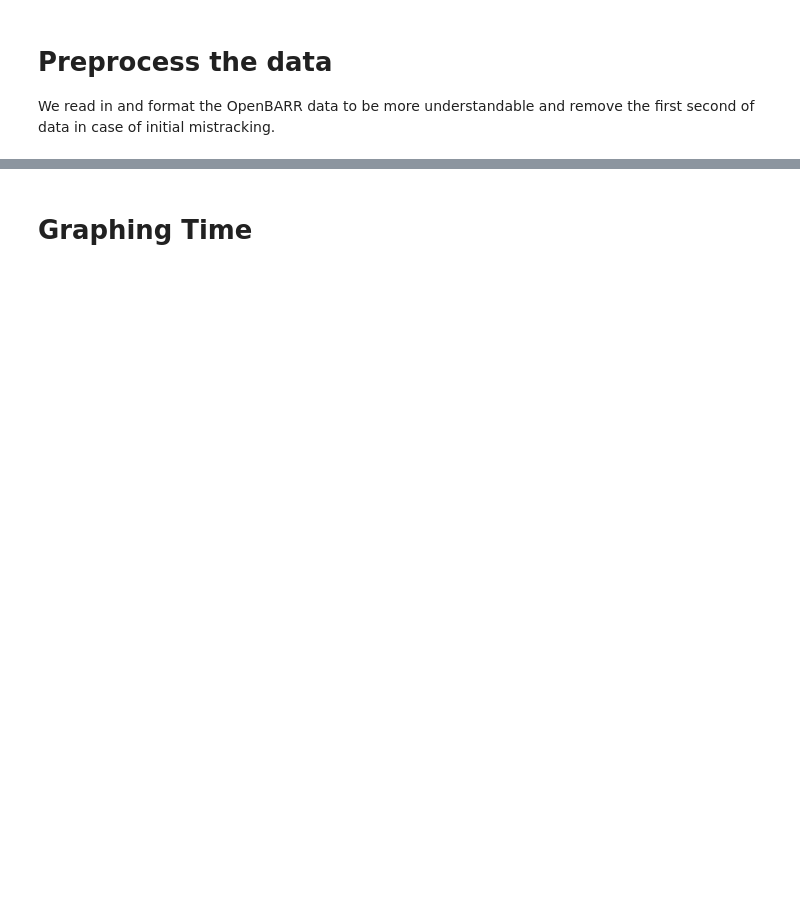
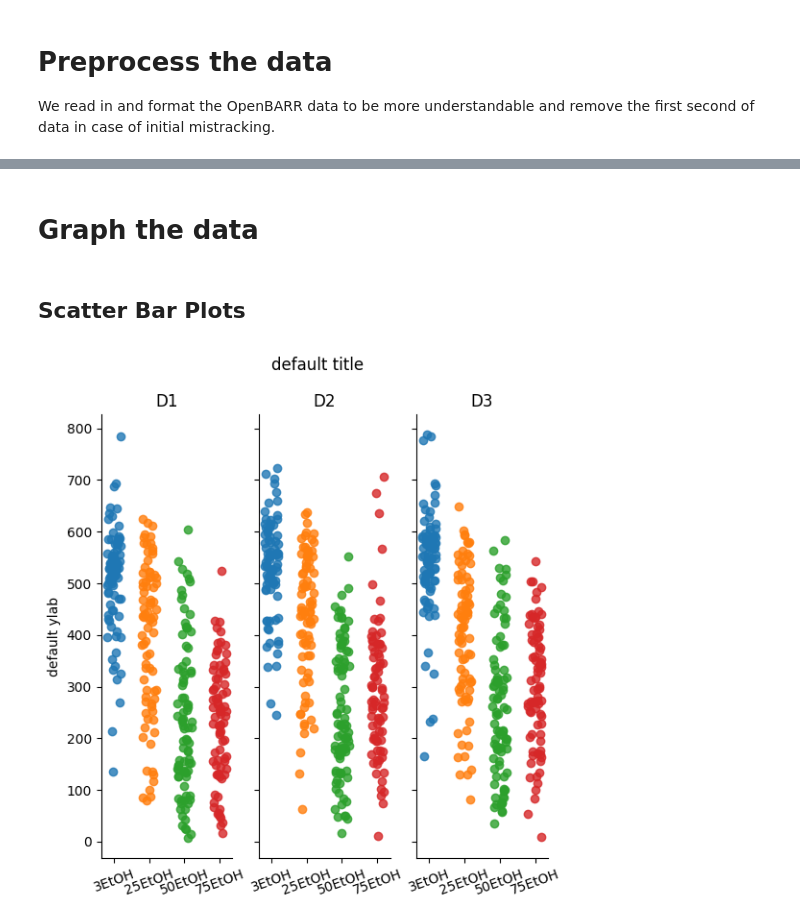
Before and after one commit to NelsonLe/OpenBARR-Data-Analysis, a Jupyter notebook: analyze.ipynb, the cells around one changed output, grey strips where cells are left out. Saved outputs shown, nothing was run; the diff lists cells and outputs as text; code cells hidden in the pictures; blank space fills up the shorter version.

Commit message:
implemented the scatter bar plot function

```diff
--- a/analyze.ipynb
+++ b/analyze.ipynb
@@ -12,6 +12,11 @@ drive.mount('/content/drive')
 import os
 import numpy as np
 import pandas as pd
+import matplotlib.pyplot as plt
+
+import matplotlib
+matplotlib.rcParams['pdf.fonttype'] = 42
+matplotlib.rcParams['ps.fonttype'] = 42
 
 # specify where the data is - this should be changed
 data_path = '/content/drive/MyDrive/0 Revamp/sample_data/original_data'
@@ -109,9 +114,9 @@ def get_bouts(df):
 
   """
   # determine where bouts start/end and sort for easy iteration "bucketing"
-  indices = np.sort(np.concatenate([0, np.where(df['entry'] == 1)[0], np.where(df['exit'] == 1)[0], df.shape[0]], axis=None))
+  indices = np.sort(np.concatenate([0, np.where(df['entry'] == 1)[0], np.where(df['exit'] == 1)[0], df.shape[0]-1], axis=None))
 
-  bouts = pd.DataFrame(columns=['bout', 'in', 'start', 'end', 'max depth', 'distance'])
+  bouts = pd.DataFrame(columns=['bout', 'in', 'start', 'end', 'duration', 'max depth', 'distance'])
   for i in range(indices.size-1):
     start, end = indices[i], indices[i+1]
     if end - start > 1:  # make sure this bout is greater than 1 frame
@@ -120,12 +125,16 @@ def get_bouts(df):
 
       # compute total distance traveled in a bout
       dist = np.sum(np.linalg.norm(np.subtract(df.iloc[start+1:end][['x', 'y']].reset_index(drop=True),
-                                                df.iloc[start:end-1][['x', 'y']].reset_index(drop=True)), axis=1))
-      bouts.loc[bouts.shape[0]] = [i, df.iloc[start]['in'], df.iloc[start]['time'], df.iloc[end-1]['time'], depth, dist]
+                                                df.iloc[start:end-1][['x', 'y']].reset_index(drop=True)),
+                                   axis=1))
+
+      # create row for this bout
+      start_time, end_time = df.iloc[start]['time'], df.iloc[end]['time']
+      bouts.loc[bouts.shape[0]] = [i, df.iloc[start]['in'], start_time, end_time, end_time-start_time, depth, dist]
   return bouts
 
 # read in all the data and put them into dataframes for analysis
-combined_df, bouts_df = None, None
+tracking_df, bouts_df = None, None
 for condition in conditions:
   for day in days:
     temp_path = os.path.join(data_path, condition, day)
@@ -135,10 +144,10 @@ for condition in conditions:
 
       # take preprocessed file, label, and add to the big preprocessed df
       temp_df.loc[:, ['condition', 'day', 'id']] = condition, day, a_file
-      if combined_df is None:
-        combined_df = temp_df.copy()
+      if tracking_df is None:
+        tracking_df = temp_df.copy()
       else:
-        combined_df = pd.concat([combined_df, temp_df], ignore_index=True)
+        tracking_df = pd.concat([tracking_df, temp_df], ignore_index=True)
 
       # take preprocessed file, get bouts, label, and add to bouts df
       temp_bouts = get_bouts(temp_df)
@@ -152,2 +179,4 @@ for condition in conditions:
-# %% [markdown]
-# Graphing Time
+# %% [markdown]
+# Graph the data
+# %% [markdown]
+## Scatter Bar Plots
@@ -153,0 +245,4 @@ for condition in conditions:
+# %%
+scatter_bar_plot(bouts_df, conditions, days, rosa=1, target_col='duration', agg_func='sum')
+# %% [output]
+[figure, added]
```
Also changed, not shown: parts of 3 cells of this notebook.
